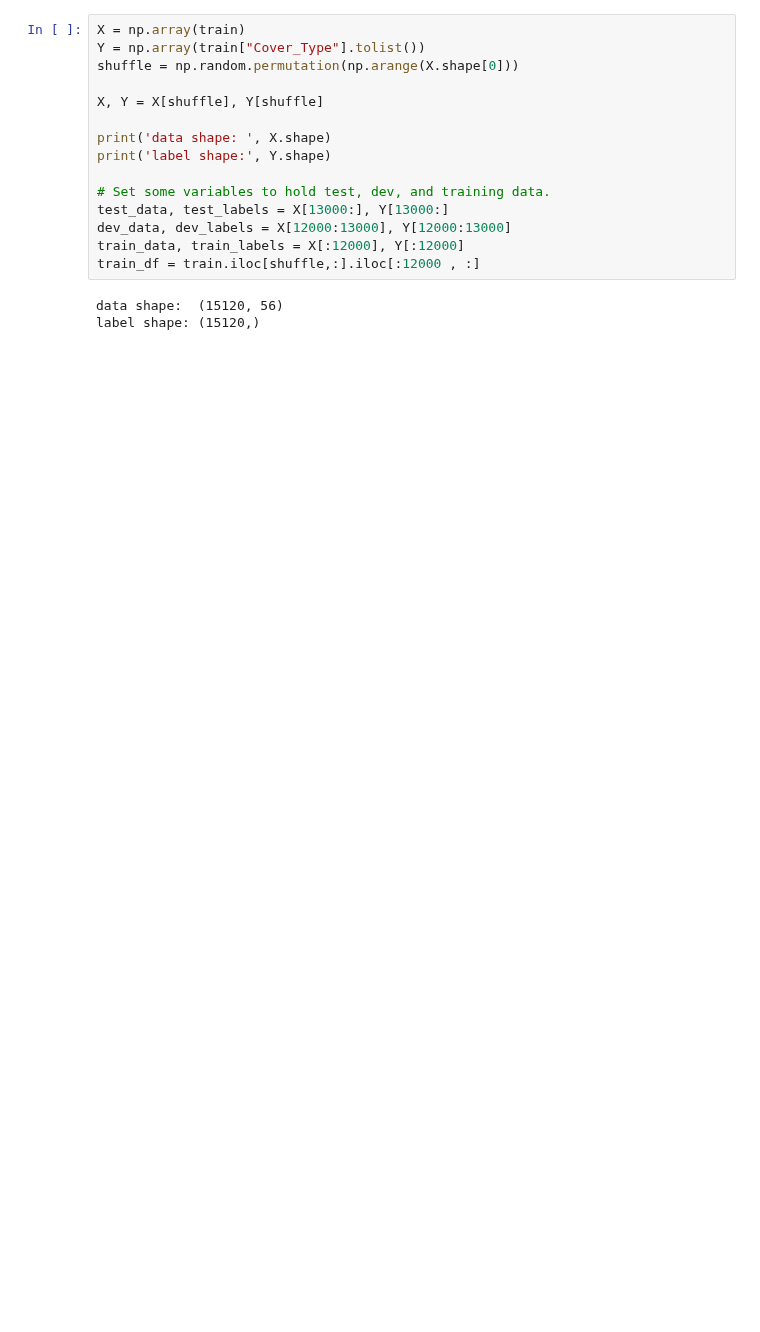
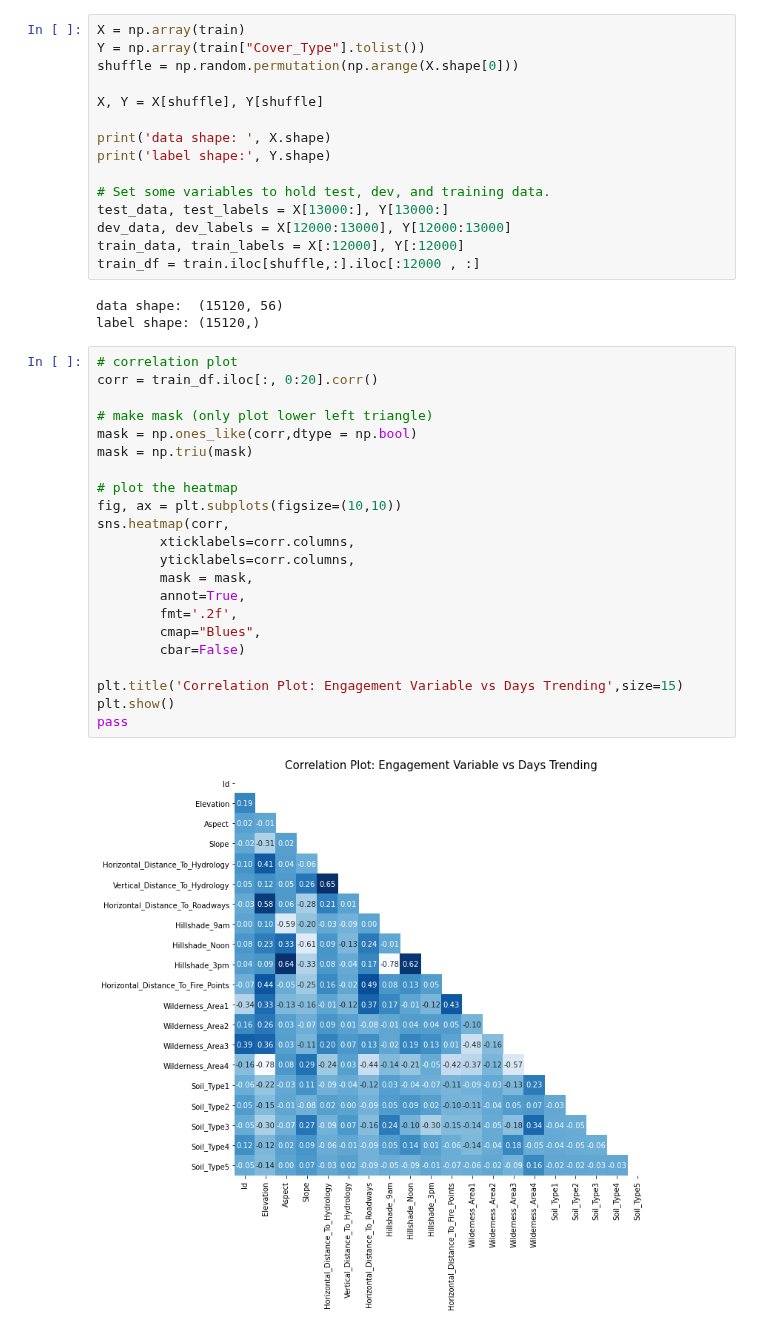
Before and after one commit to sams-data/mids-w207_9_sp22_forest_cover_classification, a Jupyter notebook: oren_finalprojectbaseline.ipynb, the cells around one changed output. Drawn from its saved outputs; the diff is of its cells as text; blank space fills up the shorter version.

```diff
--- a/oren_finalprojectbaseline.ipynb
+++ b/oren_finalprojectbaseline.ipynb
@@ -97,3 +97,27 @@ train_df = train.iloc[shuffle,:].iloc[:12000 , :]
 # %% [output]
 data shape:  (15120, 56)
 label shape: (15120,)
+# %%
+# correlation plot
+corr = train_df.iloc[:, 0:20].corr()
+
+# make mask (only plot lower left triangle)
+mask = np.ones_like(corr,dtype = np.bool)
+mask = np.triu(mask)
+
+# plot the heatmap
+fig, ax = plt.subplots(figsize=(10,10))
+sns.heatmap(corr,
+        xticklabels=corr.columns,
+        yticklabels=corr.columns,
+        mask = mask,
+        annot=True,
+        fmt='.2f',
+        cmap="Blues",
+        cbar=False)
+
+plt.title('Correlation Plot: Engagement Variable vs Days Trending',size=15)
+plt.show()
+pass
+# %% [output]
+[figure, added]
```
Also changed, not shown: 1 other file.
